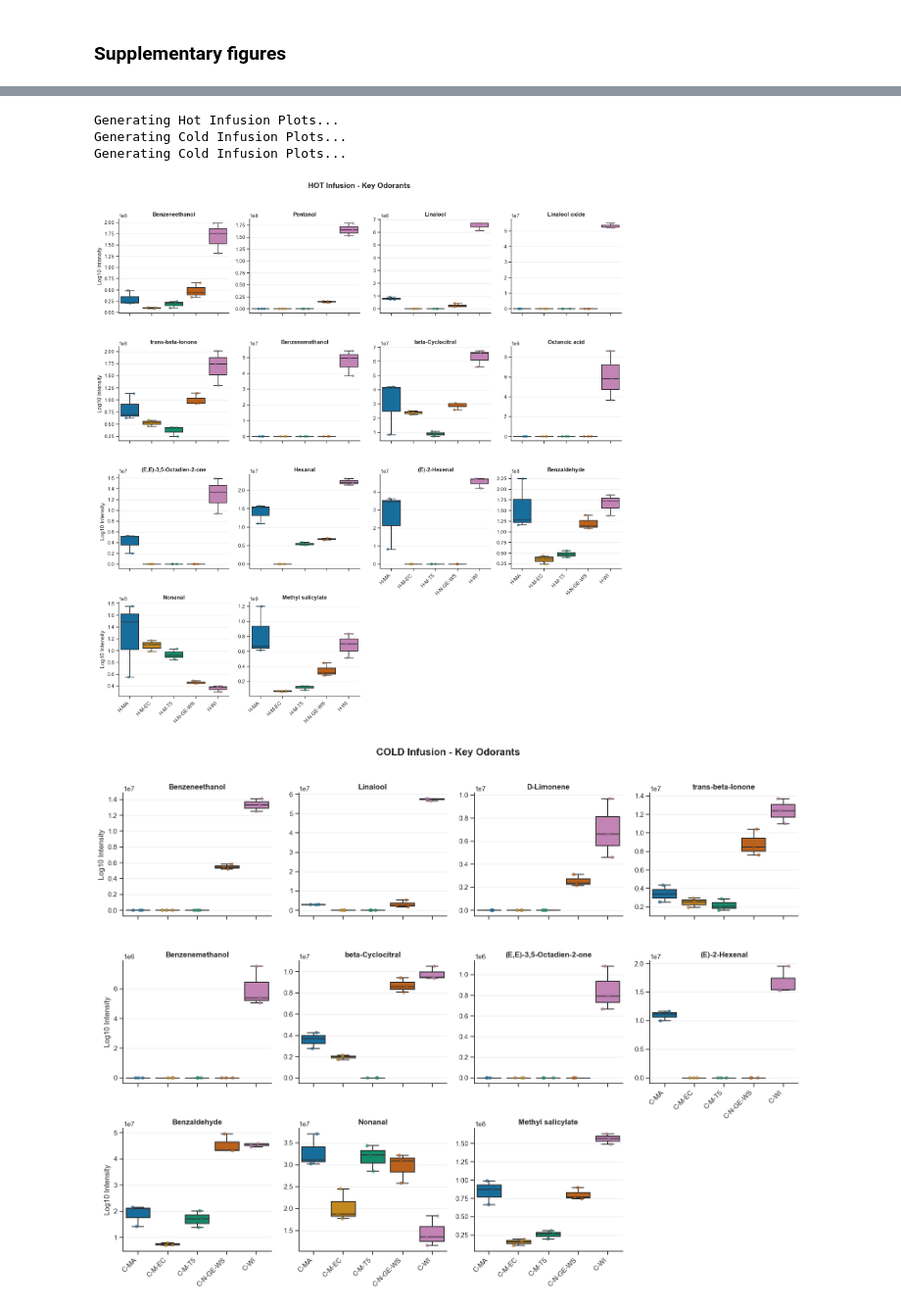
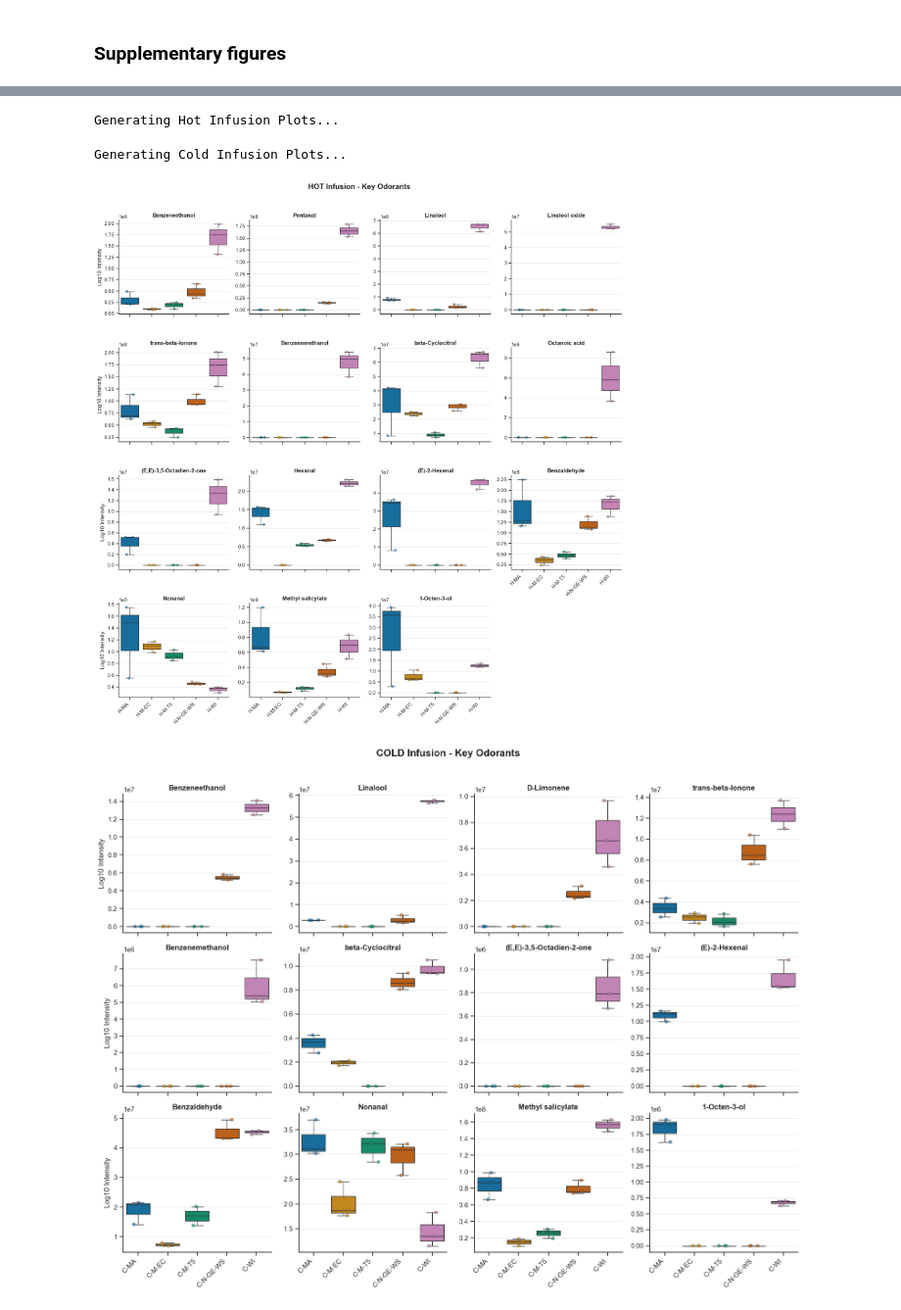
Before and after one commit to daviderovelli/CoffeeLeafInfuses, a Jupyter notebook: notebook/02_volatilome_stats.ipynb, the cells around one changed output, grey strips where cells are left out. Shown at 98% size. Cells and saved outputs as stored; diff of their text form; code cells hidden in the pictures.

```diff
--- a/notebook/02_volatilome_stats.ipynb
+++ b/notebook/02_volatilome_stats.ipynb
@@ -606,13 +576,13 @@ hot_molecules = [
   "Benzeneethanol", "Pentanal", "Linalool", "Linalool oxide",
   "trans-beta-Ionone", "Benzenemethanol", "beta-Cyclocitral",
   "Octanoic acid", "(E,E)-3,5-Octadien-2-one", "Hexanal",
-  "(E)-2-Hexenal", "Benzaldehyde", "Nonanal", "Methyl salicylate"
+  "(E)-2-Hexenal", "Benzaldehyde", "Nonanal", "Methyl salicylate", "1-Octen-3-ol"
 ]
 
 cold_molecules = [
   "Benzeneethanol", "Linalool", "D-Limonene", "trans-beta-Ionone",
   "Benzenemethanol", "beta-Cyclocitral", "(E,E)-3,5-Octadien-2-one",
-  "(E)-2-Hexenal", "Benzaldehyde", "Nonanal", "Methyl salicylate"
+  "(E)-2-Hexenal", "Benzaldehyde", "Nonanal", "Methyl salicylate", "1-Octen-3-ol"
 ]
 
 
@@ -649,5 +619,4 @@ if not df_cold.empty:
 Generating Hot Infusion Plots...
-Generating Cold Infusion Plots...
-Generating Cold Infusion Plots...
+Generating Cold Infusion Plots...
-[figure, old version]
+[figure, new version]
-[figure, old version]
+[figure, new version]
```
Also changed, not shown: parts of 4 cells of this notebook, 4 other files.
